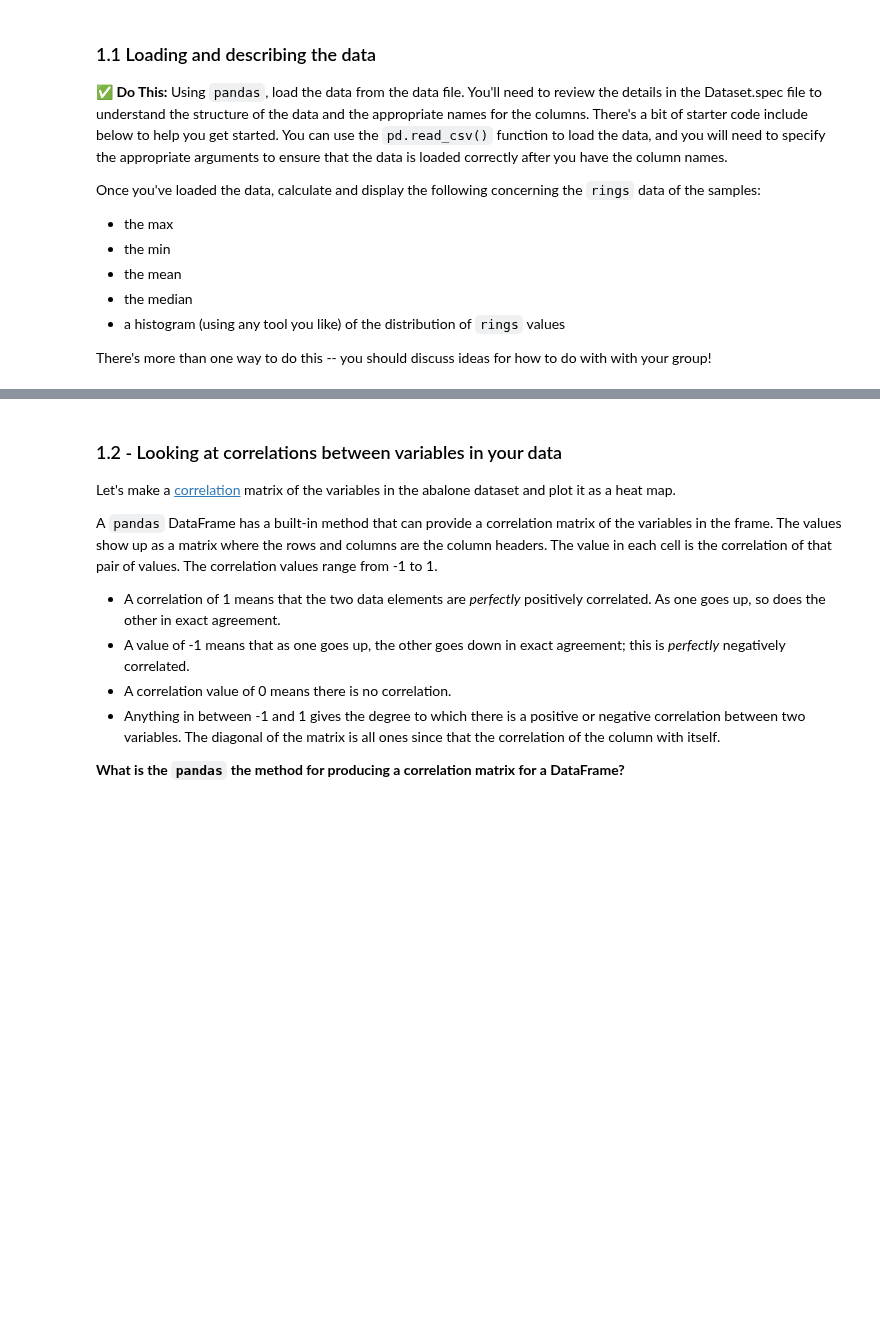
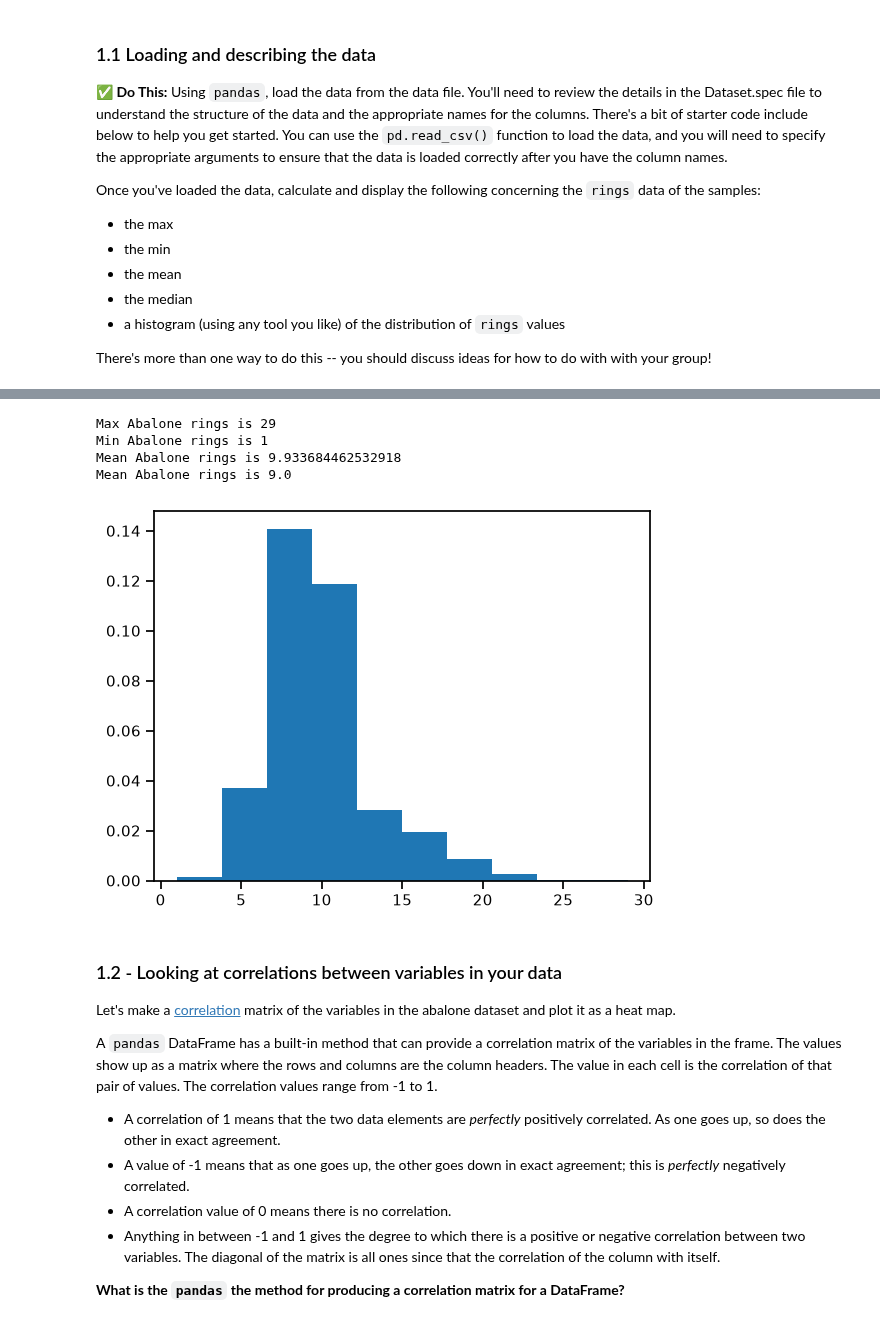
Before and after one commit to alvagile-1811/CMSE202-f26-turnin, a Jupyter notebook: Day-13/Day-13_In-Class-Regression-STUDENT.ipynb, the cells around one changed output, grey strips where cells are left out. Saved outputs shown, nothing was run; the diff lists cells and outputs as text; code cells hidden in the pictures; blank space fills up the shorter version.

```diff
--- a/Day-13/Day-13_In-Class-Regression-STUDENT.ipynb
+++ b/Day-13/Day-13_In-Class-Regression-STUDENT.ipynb
@@ -91,8 +91,8 @@ import numpy as np
 sns.set_context("notebook")
 
 # You need to set up a list of column names to use when loading the data. The Dataset.spec file provides the details for the column names and their order.
-column_names = []
+column_names = ["sex","length","diameter","height","whole_weight","shucked_weight","viscera_weight","shell_weight","rings"]
 
 # Once you have the column names, load the data using pandas.
-abalone = pd.read_csv(...) # Fill in the appropriate arguments to load the data with the correct column names.
+abalone = pd.read_csv("Dataset.data", delimiter = " ", names = column_names) # Fill in the appropriate arguments to load the data with the correct column names.
 abalone.head()
@@ -101,3 +106,22 @@ abalone.head()
+# %%
+# Code for finding statisitics
+abalone_rings = abalone.iloc[:,-1]
+max_rings = max(abalone_rings)
+print(f"Max Abalone rings is {max_rings}")
+min_rings = min(abalone_rings)
+print(f"Min Abalone rings is {min_rings}")
+mean_rings = np.mean(abalone_rings)
+print(f"Mean Abalone rings is {mean_rings}")
+median_rings = np.median(abalone_rings)
+print(f"Mean Abalone rings is {median_rings}")
+
+count, bins, _ = plt.hist(abalone_rings,density=True)
+# %% [output]
+Max Abalone rings is 29
+Min Abalone rings is 1
+Mean Abalone rings is 9.933684462532918
+Mean Abalone rings is 9.0
+[figure, added]
 # %% [markdown]
 ### 1.2 - Looking at correlations between variables in your data
 
```
Also changed, not shown: parts of 34 cells of this notebook.
